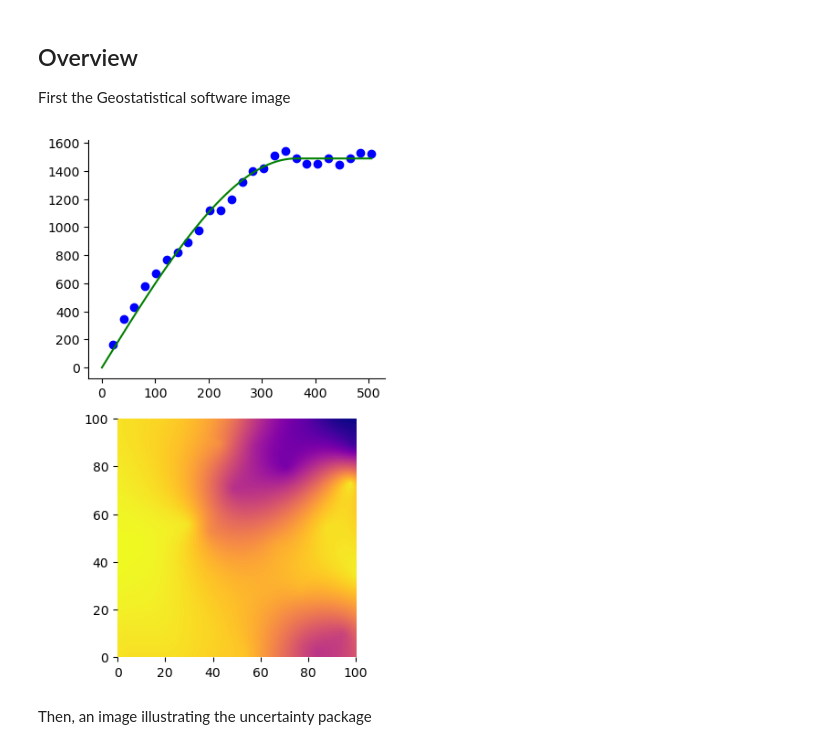
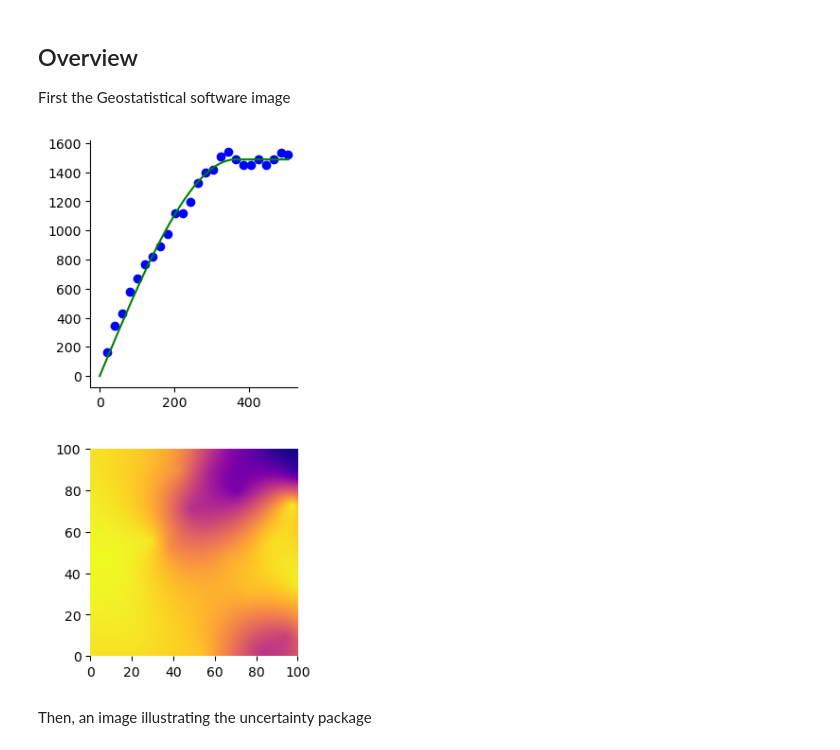
Before and after one commit to mmaelicke/phd_defense, a Jupyter notebook: images.ipynb, the cells around one changed output. Cells and saved outputs as stored; diff of their text form; code cells hidden in the pictures.

```diff
--- a/images.ipynb
+++ b/images.ipynb
@@ -16,31 +16,31 @@ First the Geostatistical software image
 # %%
 # get the pancake data
 coords, vals = skg.data.pancake(N=500).get('sample')
 vario = skg.Variogram(coords, vals, normalize=False, maxlag=0.75, n_lags=25)
 
 x = np.linspace(0, vario.bins[-1], 100)
 y = vario.fitted_model(x)
 
 krige = vario.to_gs_krige()
 field, ss = krige.structured((range(100), range(100)), return_var=True)
 
 
-fig, axes = plt.subplots(2, 1, figsize=(4, 6.2))
+fig, axes = plt.subplots(2, 1, figsize=(3, 6.2))
 axes[0].plot(vario.bins, vario.experimental, 'bo')
 axes[0].plot(x, y, '-g')
 axes[1].imshow(field, origin='lower', extent=(0, 100, 0, 100), cmap='plasma')
 
 # remove all spines and axes
 axes[0].spines['top'].set_visible(False)
 axes[0].spines['right'].set_visible(False)
 axes[1].spines['right'].set_visible(False)
 axes[1].spines['top'].set_visible(False)
 axes[1].spines['left'].set_visible(False)
 axes[1].spines['bottom'].set_visible(False)
 plt.tight_layout()
-#fig.savefig('public/img/geostatistical_software.png')
+fig.savefig('public/img/geostatistical_software.png')
 # %% [output]
-[figure, old version]
+[figure, new version]
 # %% [markdown]
 Then, an image illustrating the uncertainty package
 # %%
```
Also changed, not shown: parts of 6 cells of this notebook.
